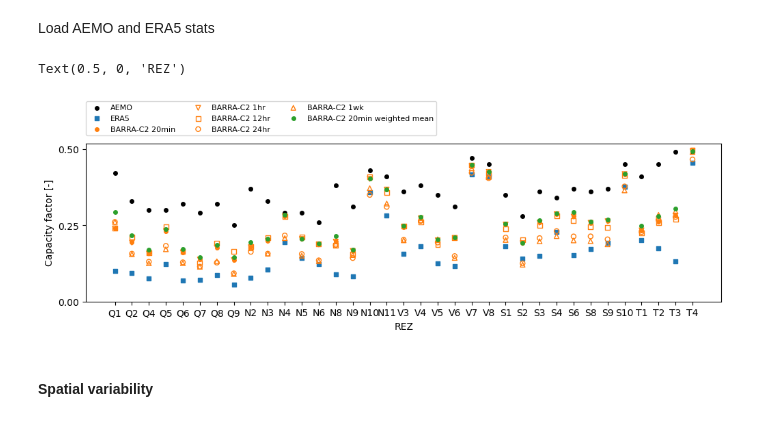
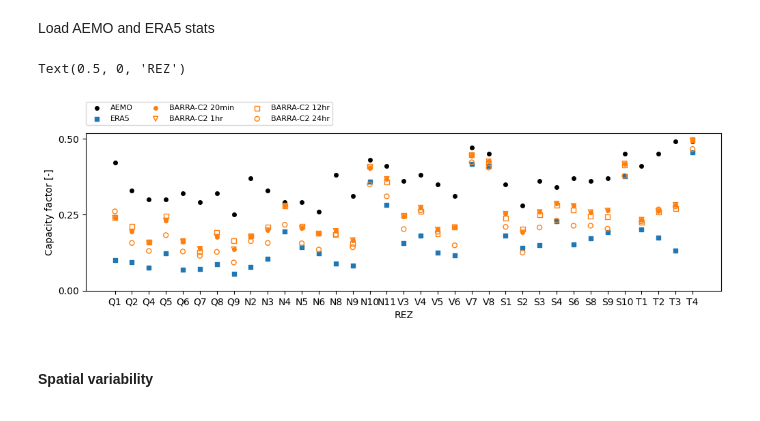
Before and after one commit to dougrichardson/wind_power_comparison, a Jupyter notebook: 04_analyse_REZ_capacity_factors.ipynb, the cells around one changed output. Saved outputs shown, nothing was run; the diff lists cells and outputs as text; code cells hidden in the pictures.

```diff
--- a/04_analyse_REZ_capacity_factors.ipynb
+++ b/04_analyse_REZ_capacity_factors.ipynb
@@ -46,5 +110,5 @@ Attributes: (0)
 # %%
 rez_means_barra_20m = pd.read_csv(
-    "/g/data/w42/dr6273/work/projects/wind_comparison/capacity_factor_REZ_mean_2011-2023_20min.csv",
+    "/g/data/w42/dr6273/work/projects/wind_comparison/capacity_factor_REZ_mean_BARRA-C2_2011-2023_20min.csv",
     index_col=0
 )
@@ -55,6 +116,6 @@ Wall time: 3.42 ms
 REZ-mean for 1hr data (just select each 20-min timestep on the hour)
 # %%
 rez_means_barra_1hr = pd.read_csv(
-    "/g/data/w42/dr6273/work/projects/wind_comparison/capacity_factor_REZ_mean_2011-2023_1hr.csv",
+    "/g/data/w42/dr6273/work/projects/wind_comparison/capacity_factor_REZ_mean_BARRA-C2_2011-2023_1hr.csv",
     index_col=0
 )
@@ -62,14 +130,14 @@ rez_means_barra_1hr = pd.read_csv(
 REZ-mean for 12hr data
 # %%
 rez_means_barra_12hr = pd.read_csv(
-    "/g/data/w42/dr6273/work/projects/wind_comparison/capacity_factor_REZ_mean_2011-2023_12hr.csv",
+    "/g/data/w42/dr6273/work/projects/wind_comparison/capacity_factor_REZ_mean_BARRA-C2_2011-2023_12hr.csv",
     index_col=0
 )
 # %% [markdown]
 REZ-mean for 24hr data
 # %%
 rez_means_barra_24hr = pd.read_csv(
-    "/g/data/w42/dr6273/work/projects/wind_comparison/capacity_factor_REZ_mean_2011-2023_24hr.csv",
+    "/g/data/w42/dr6273/work/projects/wind_comparison/capacity_factor_REZ_mean_BARRA-C2_2011-2023_24hr.csv",
     index_col=0
 )
 # %% [markdown]
@@ -92,26 +160,27 @@ rez_means_era5_aemo = pd.read_csv(
 # %%
 fig, ax = plt.subplots(figsize=(12,3))
 s = 16
 ylim = 0.5
 
 rez_means_era5_aemo.reset_index().plot.scatter(ax=ax, x="index", y="obs_mean", color="k", s=s, label="AEMO")
 rez_means_era5_aemo.reset_index().plot.scatter(ax=ax, x="index", y="raw_mean", color="tab:blue", s=s, marker="s", label="ERA5")
 
 rez_means_barra_20m.loc[rez_means_era5_aemo.index].reset_index().plot.scatter(ax=ax, x="index", y="raw_mean", color="tab:orange", s=s, marker="o", label="BARRA-C2 20min")
 rez_means_barra_1hr.loc[rez_means_era5_aemo.index].reset_index().plot.scatter(ax=ax, x="index", y="raw_mean", c="none", edgecolor="tab:orange", s=s+9, marker="v", label="BARRA-C2 1hr")
+# rez_means_barra_3hr.loc[rez_means_era5_aemo.index].reset_index().plot.scatter(ax=ax, x="index", y="raw_mean", c="none", edgecolor="tab:orange", s=s+9, marker="X", label="BARRA-C2 3hr")
 rez_means_barra_12hr.loc[rez_means_era5_aemo.index].reset_index().plot.scatter(ax=ax, x="index", y="raw_mean", c="none", edgecolor="tab:orange", s=s+9, marker="s", label="BARRA-C2 12hr")
 rez_means_barra_24hr.loc[rez_means_era5_aemo.index].reset_index().plot.scatter(ax=ax, x="index", y="raw_mean", c="none", edgecolor="tab:orange", s=s+9, marker="o", label="BARRA-C2 24hr")
-rez_means_barra_1wk.loc[rez_means_era5_aemo.index].reset_index().plot.scatter(ax=ax, x="index", y="raw_mean", c="none", edgecolor="tab:orange", s=s+9, marker="^", label="BARRA-C2 1wk")
+# rez_means_barra_1wk.loc[rez_means_era5_aemo.index].reset_index().plot.scatter(ax=ax, x="index", y="raw_mean", c="none", edgecolor="tab:orange", s=s+9, marker="^", label="BARRA-C2 1wk")
 
-rez_means_barra_20m.loc[rez_means_era5_aemo.index].reset_index().plot.scatter(ax=ax, x="index", y="raw_weighted_mean", color="tab:green", s=s, marker="o", label="BARRA-C2 20min weighted mean")
+# rez_means_barra_20m.loc[rez_means_era5_aemo.index].reset_index().plot.scatter(ax=ax, x="index", y="raw_weighted_mean", color="tab:green", s=s, marker="o", label="BARRA-C2 20min weighted mean")
 
 ax.legend(ncols=3, fontsize=8, loc=(0, 1.05))
 ax.set_yticks([0, ylim/2, ylim])
 ax.set_ylabel("Capacity factor [-]")
 ax.set_xlabel("REZ")
 # %% [output]
 Text(0.5, 0, 'REZ')
-[figure, old version]
+[figure, new version]
 # %% [markdown]
 #### Spatial variability
 # %%
```
Also changed, not shown: parts of 57 cells of this notebook, 2 other files.
